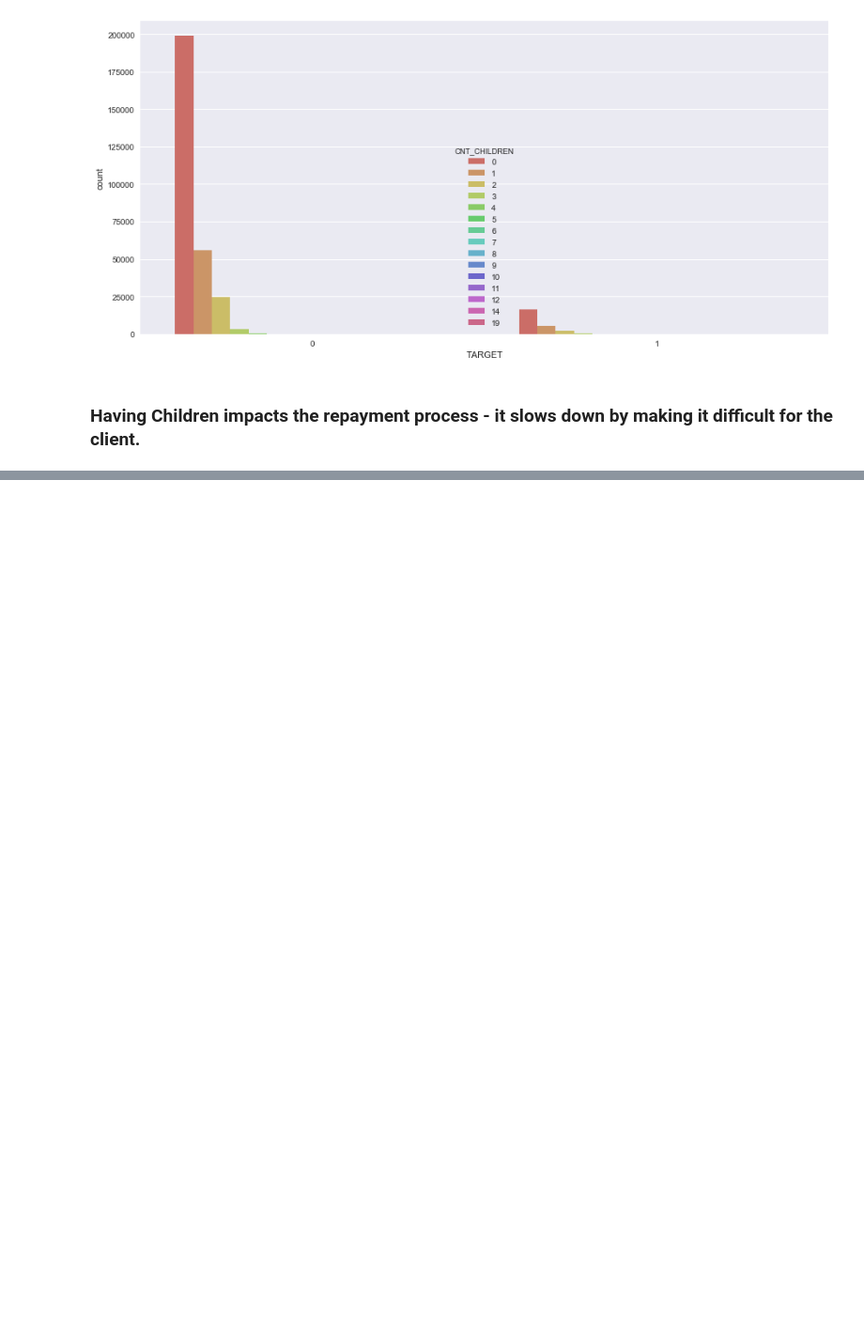
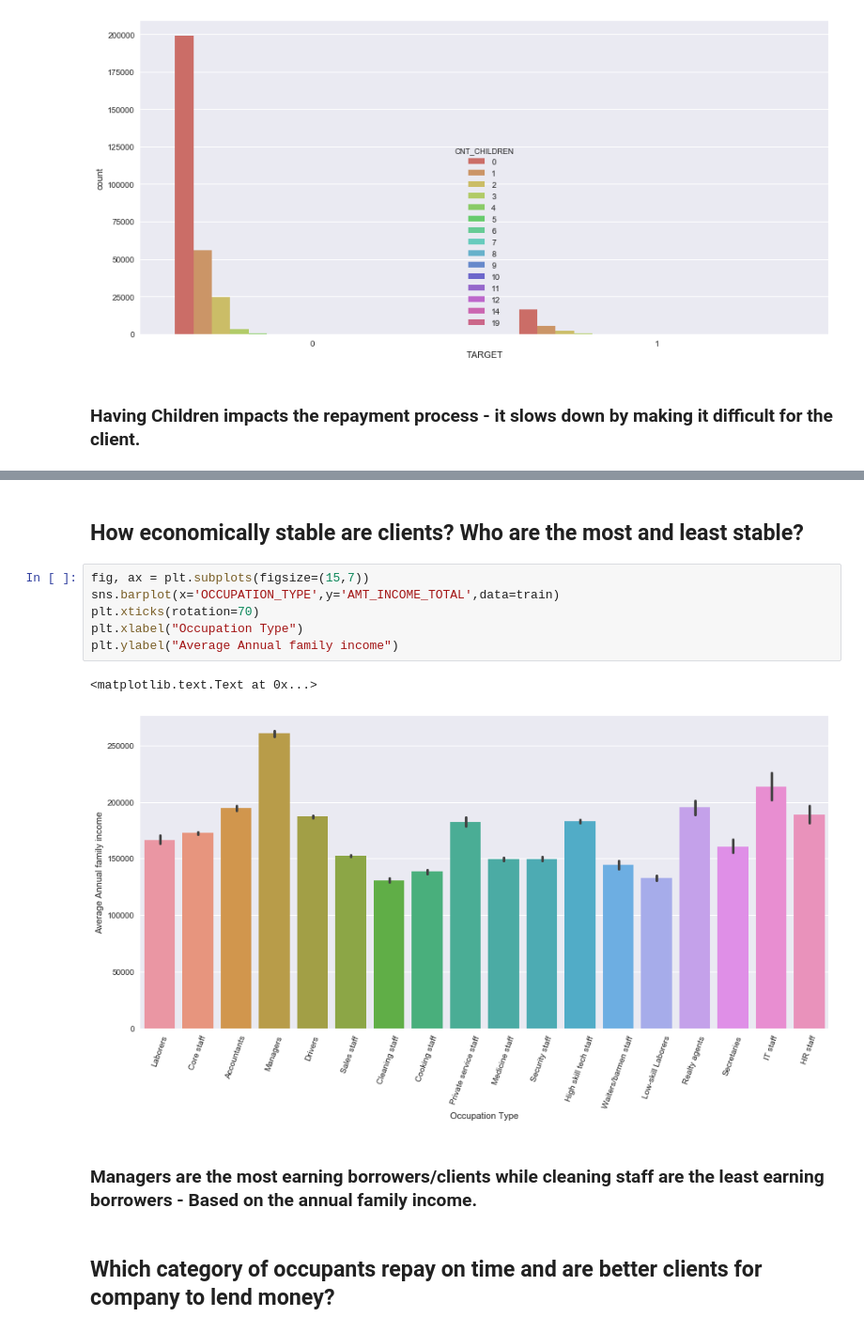
Before and after one commit to rakshithvasudev/Home-Credit-Default-Risk, a Jupyter notebook: EDA/Exploratory Data Analysis - Application Train.ipynb, the cells around one changed output, grey strips where cells are left out. Shown at 94% size. Cells and saved outputs as stored; diff of their text form; blank space fills up the shorter version.

```diff
--- a/EDA/Exploratory Data Analysis - Application Train.ipynb
+++ b/EDA/Exploratory Data Analysis - Application Train.ipynb
@@ -220,0 +222,15 @@ plt.xticks(rotation=70)
+# %% [markdown]
+## How economically stable are clients? Who are the most and least stable?
+# %%
+fig, ax = plt.subplots(figsize=(15,7))
+sns.barplot(x='OCCUPATION_TYPE',y='AMT_INCOME_TOTAL',data=train)
+plt.xticks(rotation=70)
+plt.xlabel("Occupation Type")
+plt.ylabel("Average Annual family income")
+# %% [output]
+<matplotlib.text.Text at 0x...>
+[figure, added]
+# %% [markdown]
+### Managers are the most earning borrowers/clients while cleaning staff are the least earning borrowers - Based on the annual family income.
+# %% [markdown]
+## Which category of occupants repay on time and are better clients for company to lend money?
```
Also changed, not shown: parts of 3 cells of this notebook.
